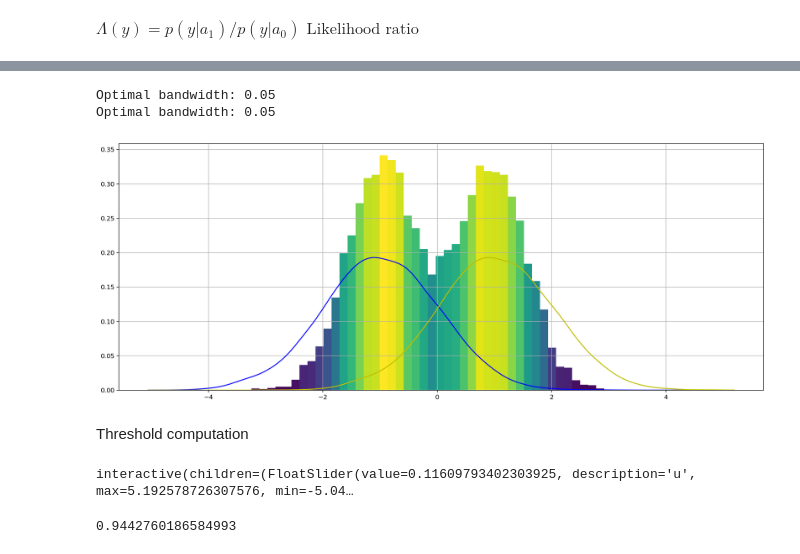
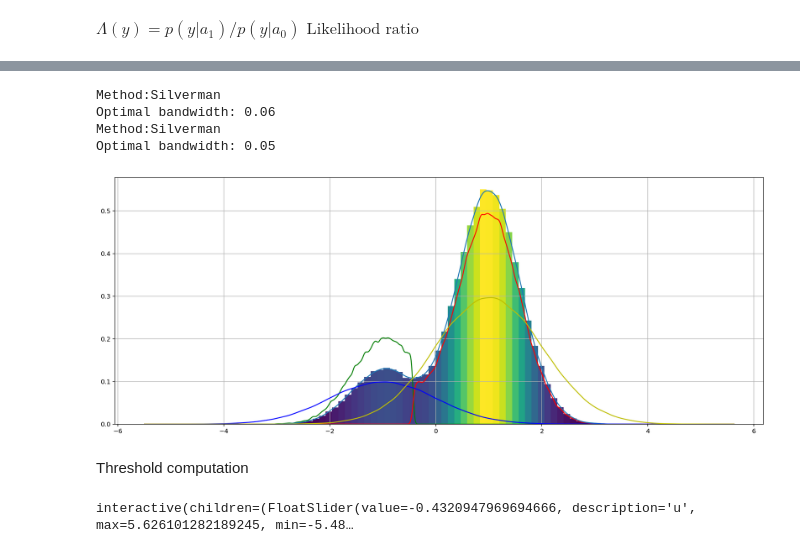
Before and after one commit to JCardenas05/Teoria_Se-ales, a Jupyter notebook: Taller_4/Taller_4.ipynb, the cells around one changed output, grey strips where cells are left out. Cells and saved outputs as stored; diff of their text form; code cells hidden in the pictures.

```diff
--- a/Taller_4/Taller_4.ipynb
+++ b/Taller_4/Taller_4.ipynb
@@ -125,12 +125,12 @@ clearConsole()
 # Generación de datos simbólicos
 a1 = 1       # Valor del símbolo a1
 a0 = -1      # Valor del símbolo a0
-Nsamples = 30 # Muestras de tiempo por símbolo
+Nsamples = 2048  # Muestras de tiempo por símbolo
 # Probabilidades de los símbolos
-p_0 = 0.5
+p_0 = 0.25
 p_1 = 1 - p_0
 
-Nsymbols = 300  # Número total de símbolos
+Nsymbols = 128  # Número total de símbolos
 N = Nsymbols * Nsamples  # Número total de muestras
 
 # Genera una secuencia de símbolos basados en las probabilidades dadas
@@ -161,51 +171,49 @@ En el nivel de implementación, GridSearchCV está altamente optimizado para rea
 # presenta un costo computacional muy alto, por ello se de propone la implementación
 # de la regla de Silverman la cual genera resultados mucho mas rápidos pero un poco menos precisos
 
-def kde_function(signal_x,eval_points=None,method="Cross Validation",res=500):
+def kde_function(signal_x,eval_points=None,method="Silverman",res=500):
     """
     Aplica el método de KDE gaussiano a la señal proporcionada y ajusta
     automáticamente el ancho de banda mediante una búsqueda en la cuadrícula.
 
     Parámetros:
     - signal: Señal a la que se aplica KDE.
-    - eval_points: puntos de evaluación
-    - method: método
 
     Retorna:
     - eval_points: Vector de evaluación.
     - y_sp: Función de densidad estimada en los puntos de evaluación.
     """
-    if eval_points is None:
-        eval_points = np.linspace(np.min(signal_x), np.max(signal_x),res)
 
     if method == 'Silverman':
         n = len(signal_x)
         sigma = np.std(signal_x)
         optimal_bandwidth = (4 / (3 * n)) ** (1 / 5) * sigma
-
         print(f'Method:{method}\nOptimal bandwidth: {optimal_bandwidth:.2f}')
-        kde = scipy.stats.gaussian_kde(signal_x, bw_method=optimal_bandwidth)
-        y_sp = kde.pdf(eval_points)
 
     elif method == 'Cross Validation':
         # Define los posibles valores para el ancho de banda
-        bandwidths = np.arange(0.05, 0.5, 0.05)
+        bandwidths = np.arange(0.05, 2, 0.05)
 
         # Crea y configura el objeto para la búsqueda en la cuadrícula
         kde = KernelDensity(kernel='gaussian')
-
         grid = GridSearchCV(kde, {'bandwidth': bandwidths})
         grid.fit(signal_x.reshape(-1, 1))
+
         # Obtiene el mejor estimador y su ancho de banda óptimo
         kde_optimal = grid.best_estimator_
         optimal_bandwidth = kde_optimal.bandwidth
         print(f'Optimal bandwidth: {optimal_bandwidth:.2f}')
 
-        log_dens = kde_optimal.score_samples(eval_points.reshape(-1, 1))
-        y_sp = np.exp(log_dens)
+    else:
+        print('Error')
+        return
 
-    else: return
+    kde = scipy.stats.gaussian_kde(signal_x, bw_method=optimal_bandwidth)
 
+    if eval_points is None:
+        eval_points = np.linspace(np.min(signal_x), np.max(signal_x),res)
+
+    y_sp = kde.pdf(eval_points)
     return (eval_points, y_sp)
 # %%
 # Definición del vector de tiempo
@@ -357,6 +377,7 @@ def error_umbral(umbral,S0,S1):
         y0_pdf = S0_pdf[1][true_values_0]
         x0_pdf = S0_pdf[0][true_values_0]
 
+        # Calcula la integral de la función de densidad de S0 hasta el umbral usando la regla del trapecio.
         h_0 = np.diff(x0_pdf)  # Calcula el ancho de cada subintervalo
         int_1 = 0.5 * h_0 * (y0_pdf[:-1] + y0_pdf[1:])  # Calcula el área de cada trapecio
         int_1 = np.sum(int_1)
@@ -364,9 +385,11 @@ def error_umbral(umbral,S0,S1):
         ainf_1 = a0+6*std
         true_values_1 = (S1_pdf[0] >= u) & (S1_pdf[0] <= ainf_1)
 
+        # Filtra los valores de S1_pdf para aquellos entre el umbral y el límite superior.
         y1_pdf = S1_pdf[1][true_values_1]
         x1_pdf = S1_pdf[0][true_values_1]
 
+        # Calcula la integral de la función de densidad de S1 desde el umbral usando la regla del trapecio.
         h_1 = np.diff(x1_pdf)  # Calcula el ancho de cada subintervalo
         int_2 = 0.5 * h_1 * (y1_pdf[:-1] + y1_pdf[1:])  # Calcula el área de cada trapecio
         int_2 = np.sum(int_2)
@@ -383,9 +406,9 @@ x_max= max(np.max(Simbol_0),np.max(Simbol_1))
 
 x=np.linspace(x_min,x_max,1000)
 
-S0_pdf = kde_function(Simbol_0,eval_points = x, method="Cross Validation")
-S1_pdf = kde_function(Simbol_1, eval_points = x, method="Cross Validation")
-umbral = kde_function(output0_, eval_points = x, method="Cross Validation")
+S0_pdf = kde_function(Simbol_0,eval_points = x)
+S1_pdf = kde_function(Simbol_1, eval_points = x)
+umbral=kde_function(output0_, eval_points = x)
 
 error = error_umbral(umbral[0],S0_pdf,S1_pdf)
 
@@ -458,33 +467,35 @@ ValueError: x and y must have same first dimension, but have shapes (1000,) and
 # %%
 message_S0 = output0_[output0_<=ideal_umbral]
 message_S1 = output0_[output0_>=ideal_umbral]
 
 message_S0_pdf = kde_function(message_S0, eval_points = x)
 message_S1_pdf = kde_function(message_S1, eval_points = x)
 
 #---------------[Reales]-------------------
 # Calcula la pdf de la señal corrupta para cada valor de símbolo
 std = np.sqrt(σ2)
 y1 = S1_pdf[1]*p_1
 y0 = S0_pdf[1]*p_0
 y = umbral[0]
 
 plt.show()
 
 
 fig, ax = plt.subplots(1, 1, tight_layout=True)
 
-#ax.plot(x,message_S0_pdf[1]*p_0,'g')
-#ax.plot(x,message_S1_pdf[1]*p_1,'r')
-#ax.plot(output_pdf[0],output_pdf[1])
+ax.plot(x,message_S0_pdf[1]*p_0,'g')
+ax.plot(x,message_S1_pdf[1]*p_1,'r')
+ax.plot(output_pdf[0],output_pdf[1])
 ax.plot(y,y0,'b')
 ax.plot(y,y1,'y')
 coloredhist(output0_)
 plt.show()
 # %% [output]
+Method:Silverman
+Optimal bandwidth: 0.06
+Method:Silverman
 Optimal bandwidth: 0.05
-Optimal bandwidth: 0.05
-[figure, old version]
+[figure, new version]
 # %% [markdown]
 Threshold computation
 # %%
@@ -528,28 +539,4 @@ def umbral_interact(u=ideal_umbral):
     plt.xlabel('Umbral')
     plt.show()
 # %% [output]
-interactive(children=(FloatSlider(value=0.11609793402303925, description='u', max=5.192578726307576, min=-5.04…
+interactive(children=(FloatSlider(value=-0.4320947969694666, description='u', max=5.626101282189245, min=-5.48…
-# %%
-from scipy.optimize import minimize_scalar
-
-# Asumiendo que el costo de los errores de tipo I y II es el mismo
-cost_type_i = 1
-cost_type_ii = 1
-
-# Función para calcular la probabilidad de error para un dado umbral
-def error_probability(threshold):
-    dx = output_pdf[0][1]-output_pdf[0][0]
-    # Probabilidad de error de tipo I: P(Detectar incendio | No hay incendio)
-    prob_type_i = np.sum(output_pdf[1][output_pdf[0] < threshold]) * cost_type_i*dx
-    # Probabilidad de error de tipo II: P(No detectar incendio | Hay incendio)
-    prob_type_ii = np.sum(output_pdf[1][output_pdf[0] > threshold]) * cost_type_ii*dx
-    return prob_type_i+prob_type_ii
-
-# Encuentra el umbral que minimiza la probabilidad de error
-result = minimize_scalar(error_probability, bounds=(-2, 2), method='bounded')
-
-# Umbral óptimo de decisión
-optimal_threshold1 = result.x
-print(optimal_threshold1)
-# %% [output]
-0.9442760186584993
```
Also changed, not shown: parts of 22 cells of this notebook.
